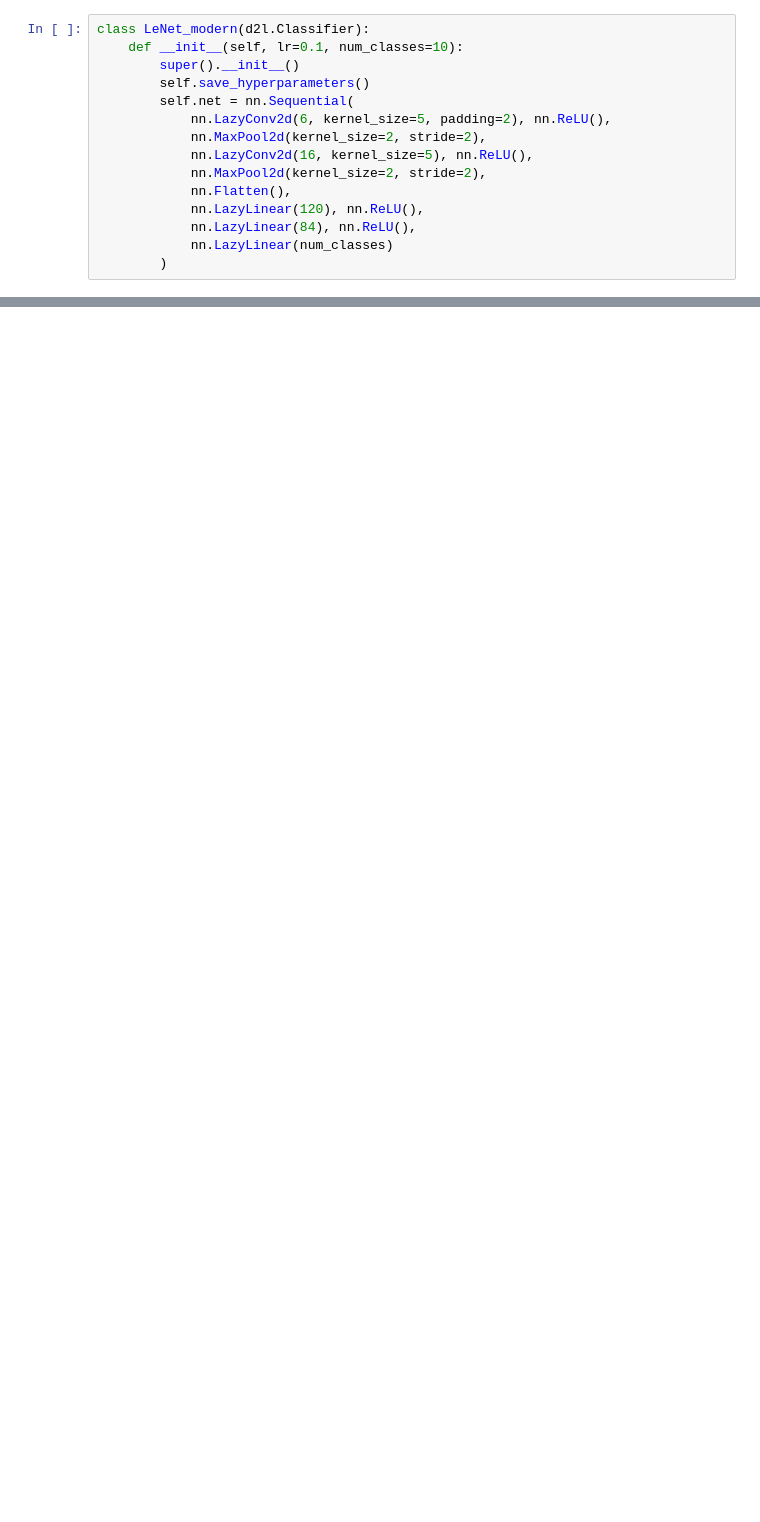
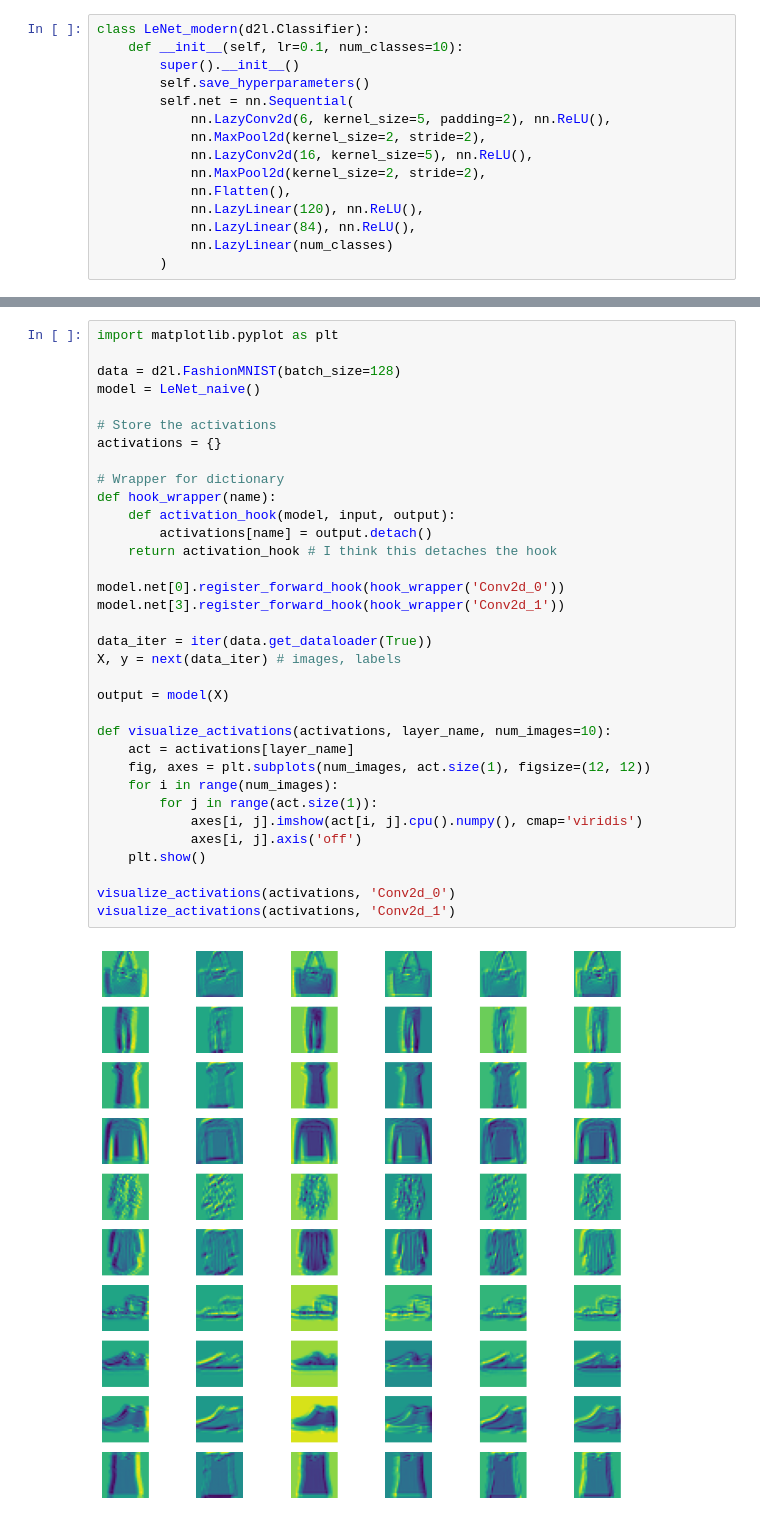
Before and after one commit to Peterfvn/CSCI492, a Jupyter notebook: Project1.ipynb, the cells around one changed output, grey strips where cells are left out. Saved outputs shown, nothing was run; the diff lists cells and outputs as text; blank space fills up the shorter version.

```diff
--- a/Project1.ipynb
+++ b/Project1.ipynb
@@ -104,3 +104,39 @@ test_loader = DataLoader(test_dataset, batch_size=128, shuffle=False)
 # model.apply_init([next(iter(data.get_dataloader(True)))[0]], init_cnn)
 
 # trainer.fit()
+# %%
+import matplotlib.pyplot as plt
+
+data = d2l.FashionMNIST(batch_size=128)
+model = LeNet_naive()
+
+# Store the activations
+activations = {}
+
+# Wrapper for dictionary
+def hook_wrapper(name):
+    def activation_hook(model, input, output):
+        activations[name] = output.detach()
+    return activation_hook # I think this detaches the hook
+
+model.net[0].register_forward_hook(hook_wrapper('Conv2d_0'))
+model.net[3].register_forward_hook(hook_wrapper('Conv2d_1'))
+
+data_iter = iter(data.get_dataloader(True))
+X, y = next(data_iter) # images, labels
+
+output = model(X)
+
+def visualize_activations(activations, layer_name, num_images=10):
+    act = activations[layer_name]
+    fig, axes = plt.subplots(num_images, act.size(1), figsize=(12, 12))
+    for i in range(num_images):
+        for j in range(act.size(1)):
+            axes[i, j].imshow(act[i, j].cpu().numpy(), cmap='viridis')
+            axes[i, j].axis('off')
+    plt.show()
+
+visualize_activations(activations, 'Conv2d_0')
+visualize_activations(activations, 'Conv2d_1')
+# %% [output]
+[figure, added]
```
Also changed, not shown: parts of 6 cells of this notebook.
